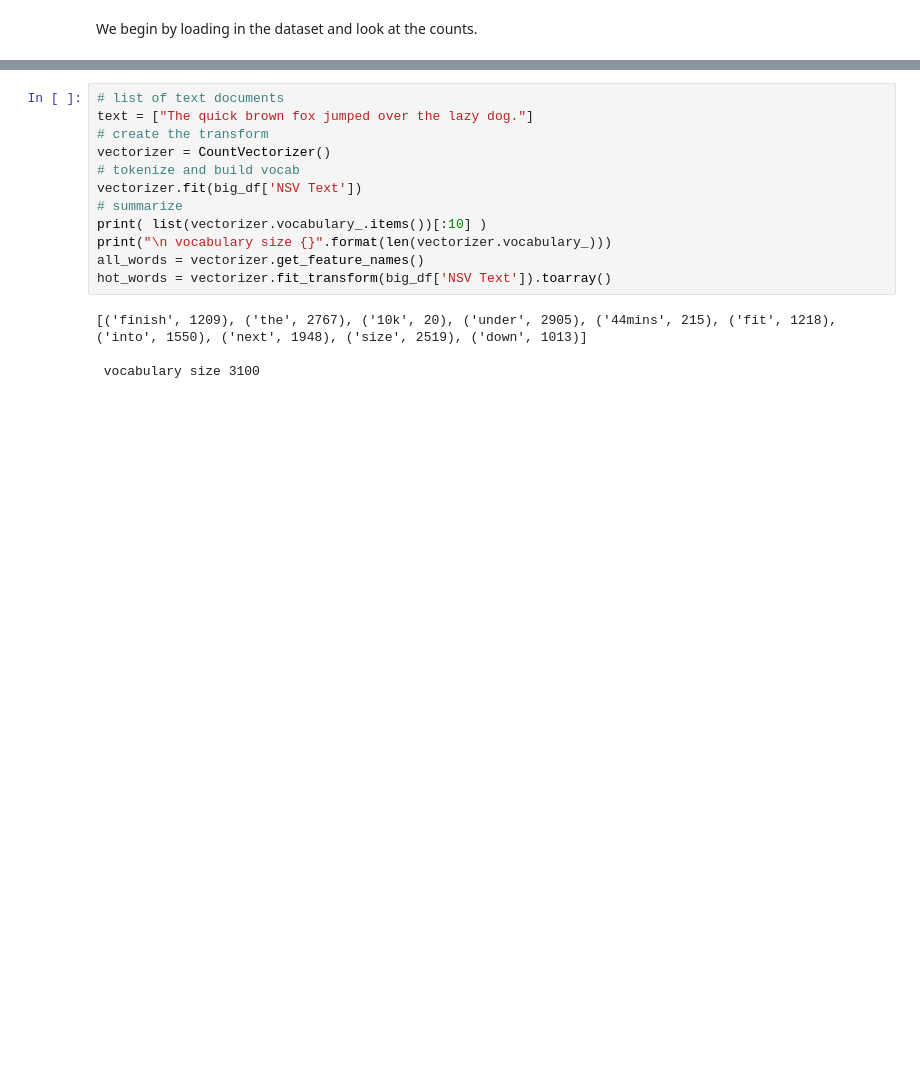
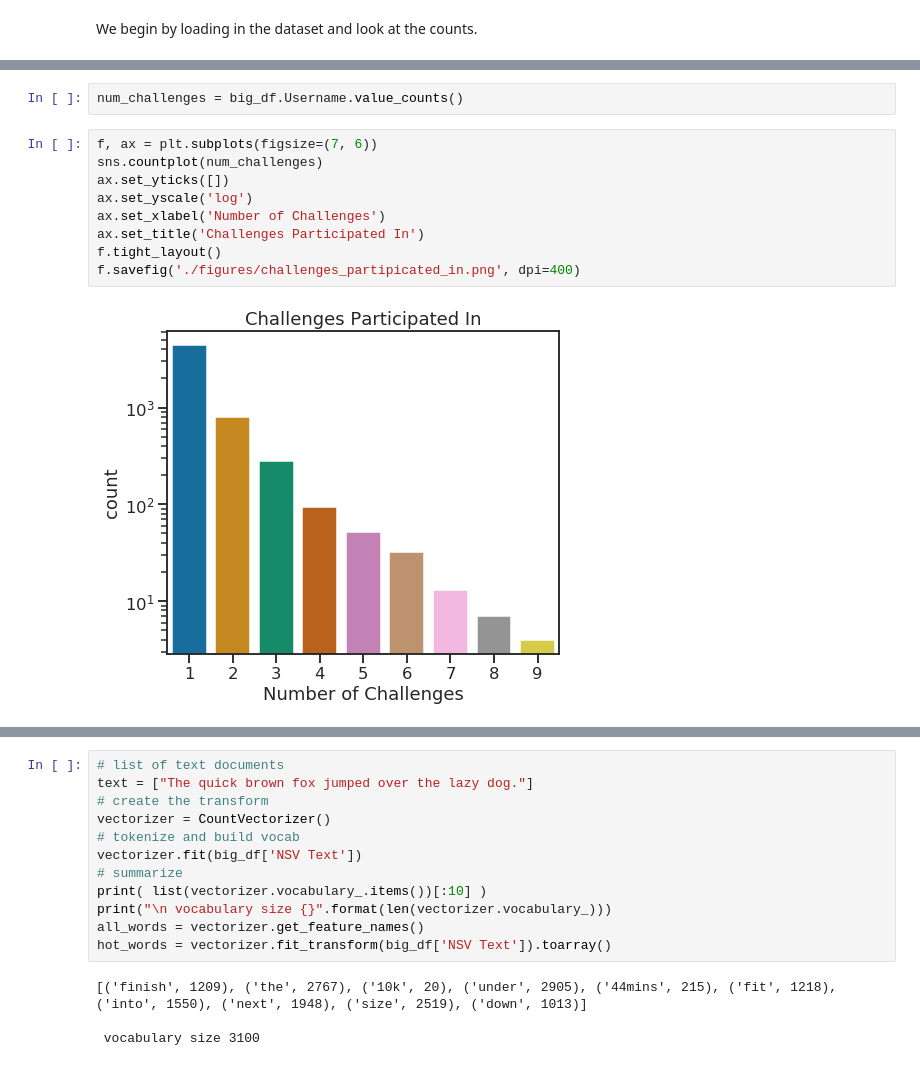
Before and after one commit to csmithchicago/Loseit, a Jupyter notebook: analyze_loseit_challenge_data.ipynb, the cells around one changed output, grey strips where cells are left out. Drawn from its saved outputs; the diff is of its cells as text; blank space fills up the shorter version.

```diff
--- a/analyze_loseit_challenge_data.ipynb
+++ b/analyze_loseit_challenge_data.ipynb
@@ -374,0 +69,13 @@ Counter(big_df['NSV Text'].str.lower()).most_common(1000)
+# %%
+num_challenges = big_df.Username.value_counts()
+# %%
+f, ax = plt.subplots(figsize=(7, 6))
+sns.countplot(num_challenges)
+ax.set_yticks([])
+ax.set_yscale('log')
+ax.set_xlabel('Number of Challenges')
+ax.set_title('Challenges Participated In')
+f.tight_layout()
+f.savefig('./figures/challenges_partipicated_in.png', dpi=400)
+# %% [output]
+[figure, added]
```
Also changed, not shown: parts of 80 cells of this notebook, 1 other file.
